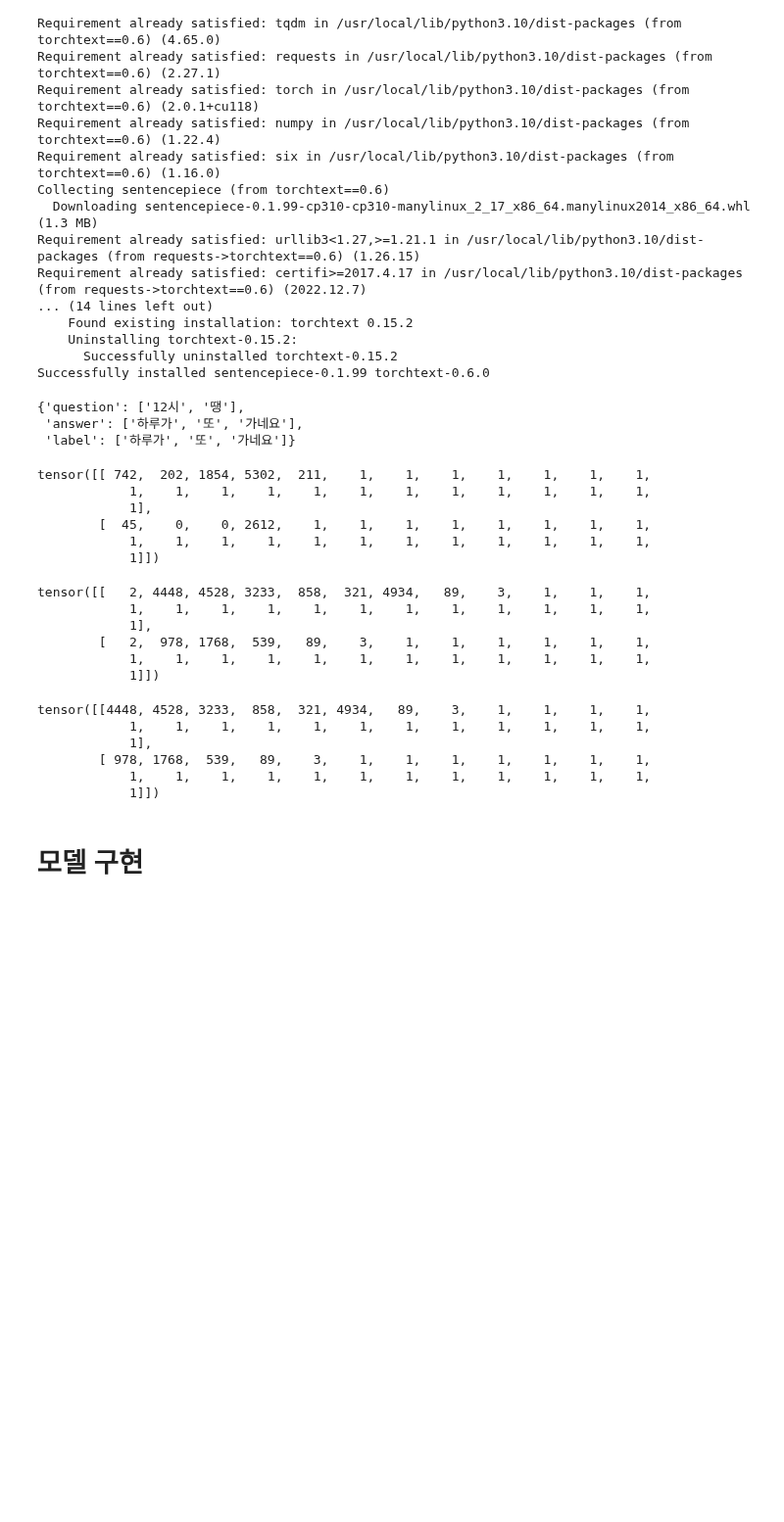
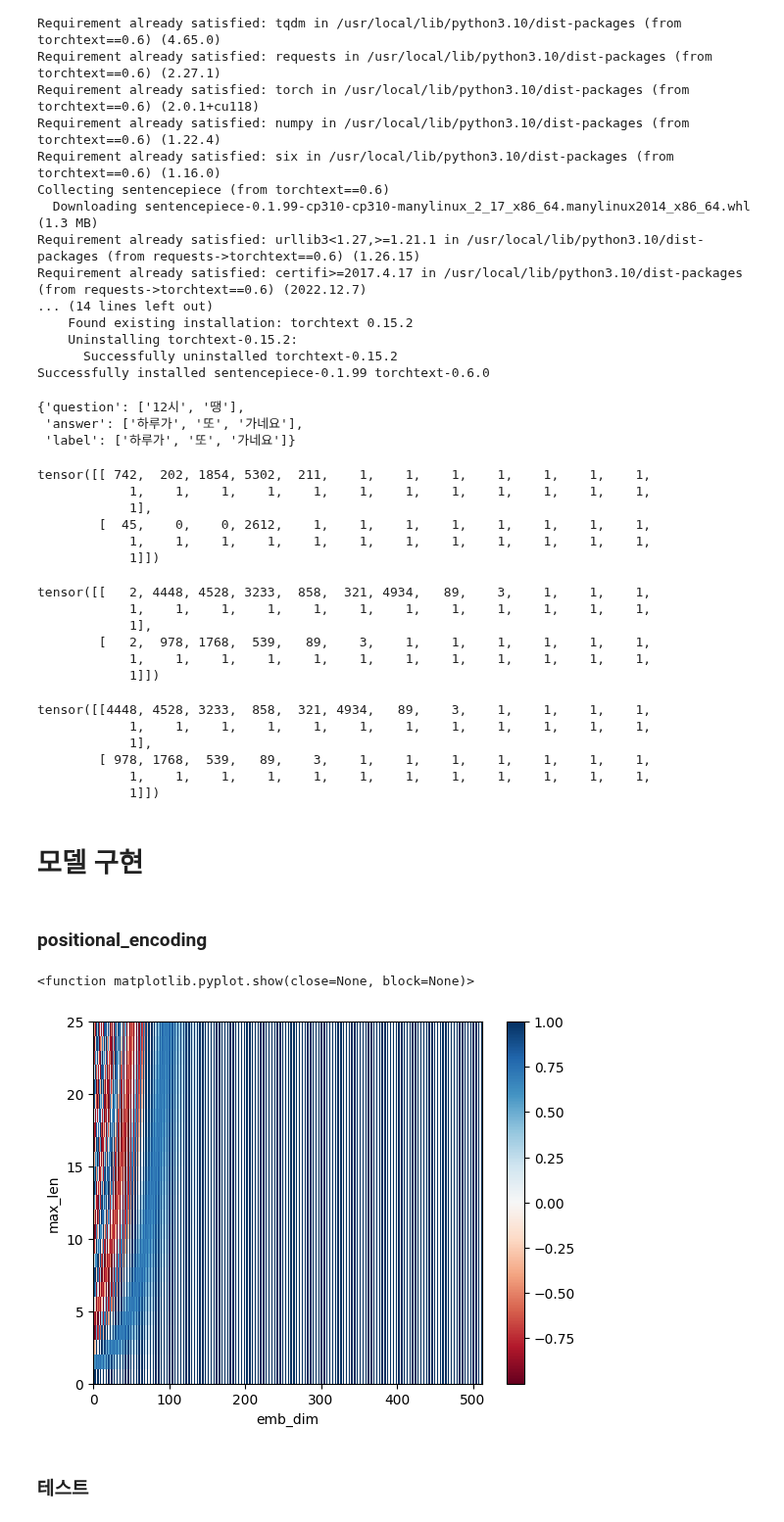
Before and after one commit to DonghaeSuh/NLP_Pytorch, a Jupyter notebook: Model/Transformer_Chatbot.ipynb, the cells around one changed output. Shown at 98% size. Drawn from its saved outputs; the diff is of its cells as text; code cells hidden in the pictures; blank space fills up the shorter version.

```diff
--- a/Model/Transformer_Chatbot.ipynb
+++ b/Model/Transformer_Chatbot.ipynb
@@ -156,3 +157,33 @@ device='cuda' if torch.cuda.is_available() else 'cpu'
 # %%
 import torch
 import torch.nn as nn
+# %% [markdown]
+### positional_encoding
+# %%
+def positional_encoding(pos,d_model):
+  pos=torch.arange(pos).unsqueeze(-1)
+  i=torch.arange(d_model).unsqueeze(0)
+
+  angle=pos/(torch.pow(10000,(2*i/d_model)))
+
+  angle[:,0::2]=torch.sin(angle[:,0::2])
+  angle[:,1::2]=torch.cos(angle[:,1::2])
+
+  PE=angle.unsqueeze(0) # PE : ( 1, max_len, d_model )
+
+  return PE # PE : ( 1, max_len, d_model )
+# %%
+import matplotlib.pyplot as plt
+
+pe=positional_encoding(25,512)
+
+plt.pcolormesh(pe[0],cmap='RdBu')
+plt.xlabel('emb_dim')
+plt.ylabel('max_len')
+plt.colorbar()
+plt.show
+# %% [output]
+<function matplotlib.pyplot.show(close=None, block=None)>
+[figure, added]
+# %% [markdown]
+### 테스트
```
Also changed, not shown: parts of 23 cells of this notebook.
